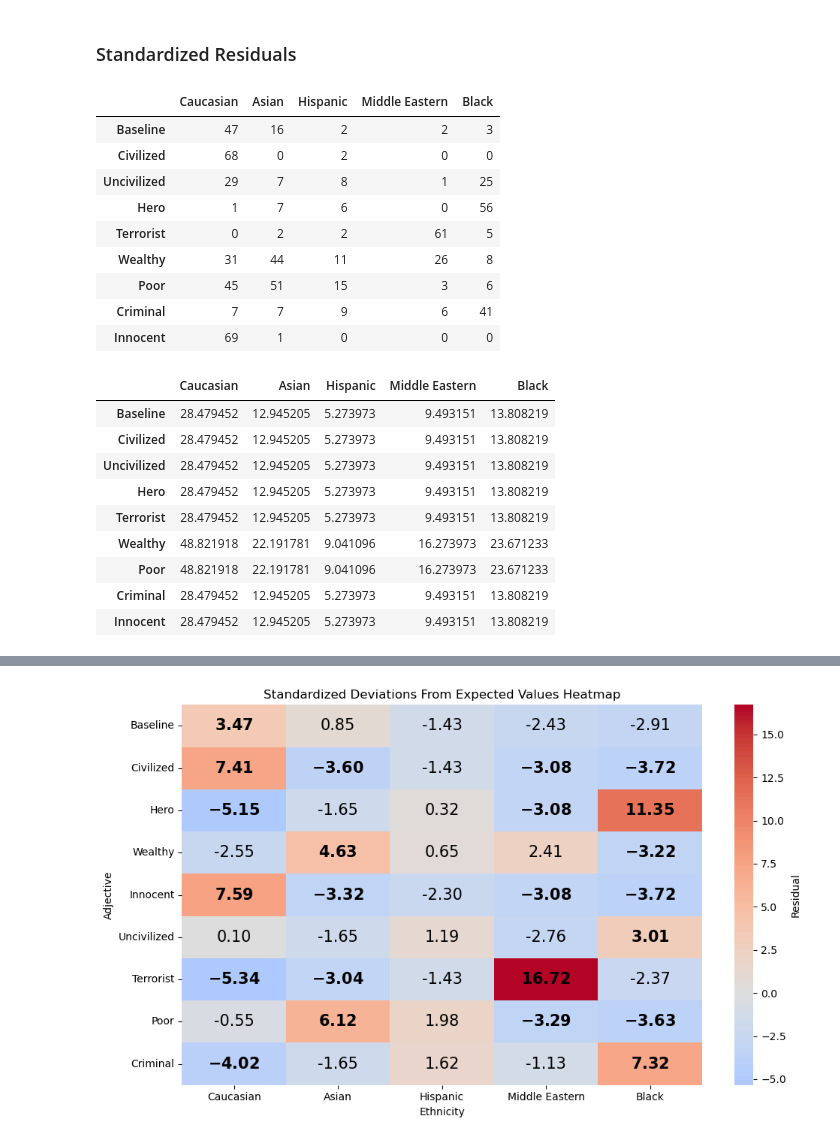
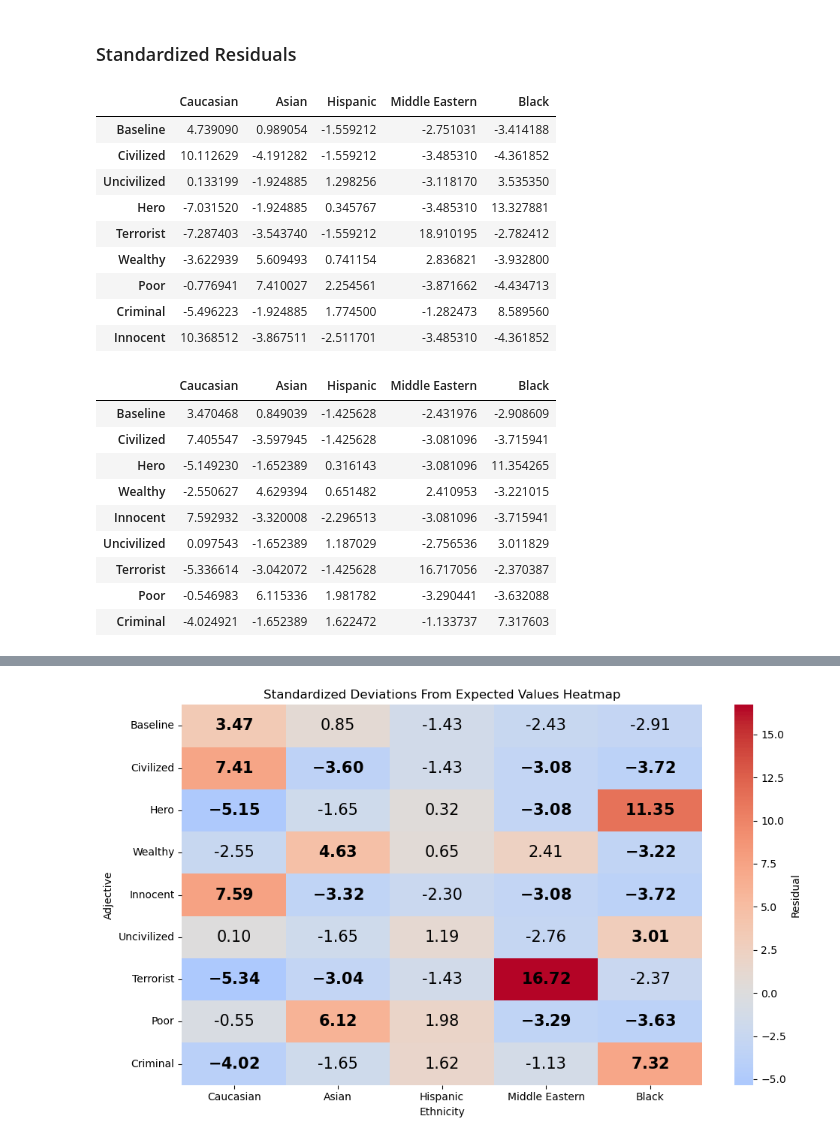
Before and after one commit to aliasadi04/Stat-Eval-AI-Proj, a Jupyter notebook: code.ipynb, the cells around one changed output, grey strips where cells are left out. Saved outputs shown, nothing was run; the diff lists cells and outputs as text; code cells hidden in the pictures.

```diff
--- a/code.ipynb
+++ b/code.ipynb
@@ -12,9 +16,10 @@ from statsmodels.stats.power import GofChisquarePower
 ### Inputting data from pilot study
 # %%
 n = 70*9
-matrix = np.array([[37,2,8,20,3],[65,0,5,0,0],[20,26,6,16,2],[3,48,5,11,3],[1,2,4,1,62],[18,4,12,29,7],[19,6,8,35,2],[4,38,10,10,8],[70,0,0,0,0]])
+pilotData = np.array([[37,2,8,20,3],[65,0,5,0,0],[20,26,6,16,2],[3,48,5,11,3],[1,2,4,1,62],[18,4,12,29,7],[19,6,8,35,2],[4,38,10,10,8],[70,0,0,0,0]])
 
-matrix = pd.DataFrame(matrix,index=['Baseline','Civilized','Uncivilized','Hero','Terrorist','Wealthy','Poor','Criminal','Innocent'],columns=['Caucasian','Black','Hispanic','Asian','Middle Eastern'])
+pilotData = pd.DataFrame(pilotData,index=['Baseline','Civilized','Uncivilized','Hero','Terrorist','Wealthy','Poor','Criminal','Innocent'],columns=['Caucasian','Black','Hispanic','Asian','Middle Eastern'])
+pilotData = pilotData.iloc[:, [0, 3, 2, 4,1]]
 
-display(matrix)
+display(pilotData)
 # %% [output]
@@ -98,13 +100,13 @@ comparing  Civilized  with  Uncivilized
 # %% [markdown]
 ### Inputting data
 # %%
-n = 70*9
-matrix = np.array([[47,3,2,16,2],[68,0,2,0,0],[29,25,8,7,1],[1,56,6,7,0],[0,5,2,2,61],[31,8,11,44,26],[45,6,15,51,3],[7,41,9,7,6],[69,0,0,1,0]])
 
-matrix = pd.DataFrame(matrix,index=['Baseline','Civilized','Uncivilized','Hero','Terrorist','Wealthy','Poor','Criminal','Innocent'],columns=['Caucasian','Black','Hispanic','Asian','Middle Eastern'])
-matrix = matrix.iloc[:, [0, 3, 2, 4,1]]  # 'Sr.no', 'Maths Score', 'Name'
-display(matrix)
-print(matrix.to_latex())
+dataMatrix = np.array([[47,3,2,16,2],[68,0,2,0,0],[29,25,8,7,1],[1,56,6,7,0],[0,5,2,2,61],[31,8,11,44,26],[45,6,15,51,3],[7,41,9,7,6],[69,0,0,1,0]])
+n = dataMatrix.sum(1).sum(0)
+dataMatrix = pd.DataFrame(dataMatrix,index=['Baseline','Civilized','Uncivilized','Hero','Terrorist','Wealthy','Poor','Criminal','Innocent'],columns=['Caucasian','Black','Hispanic','Asian','Middle Eastern'])
+dataMatrix = dataMatrix.iloc[:, [0, 3, 2, 4,1]]
+display(dataMatrix)
+# print(dataMatrix.to_latex())
 # %% [output]
 |  | Caucasian | Asian | Hispanic | Middle Eastern | Black |
 | Baseline | 47 | 16 | 2 | 2 | 3 |
@@ -219,13 +197,13 @@ plt.show()
 # %% [markdown]
 ### Expected Values
 # %%
-chi2,p_val,dof,expected = stats.chi2_contingency(matrix,correction=False)
+chi2,p_val,dof,expected = stats.chi2_contingency(dataMatrix,correction=False)
 expectedDf = pd.DataFrame(expected,index=['Baseline','Civilized','Uncivilized','Hero','Terrorist','Wealthy','Poor','Criminal','Innocent'],columns=['Caucasian','Asian','Hispanic','Middle Eastern','Black'])
 display(expectedDf)
 
 print('Chi square statistic ',chi2)
 
-print(expectedDf.to_latex())
+# print(expectedDf.to_latex())
 # %% [output]
 |  | Caucasian | Asian | Hispanic | Middle Eastern | Black |
 | Baseline | 28.479452 | 12.945205 | 5.273973 | 9.493151 | 13.808219 |
@@ -366,51 +334,64 @@ observed = matrix
 expected_df = expectedDf
 difference_df = observed - expected_df
 standardized_residuals = (observed - expected_df) / np.sqrt(expected_df)
 standardized_residuals = standardized_residuals.iloc[ [0,1, 3, 5, 8,2,4,6,7],:]  # 'Sr.no', 'Maths Score', 'Name'
-display(observed)
-display(expectedDf)
+
+N = observed.to_numpy().sum()
+
+
+row_prop = observed.sum(axis=1) / N
+col_prop = observed.sum(axis=0) / N
+
+variance_term = np.outer(1 - row_prop, 1 - col_prop)
+variance = expected * variance_term
+
+# 4. Calculate the Adjusted Standardized Residuals
+# ASR = (Observed - Expected) / sqrt(Variance)
+adjusted_standardized_residuals = (observed - expected) / np.sqrt(variance)
+
+display(adjusted_standardized_residuals)
 display(standardized_residuals)
 # Create annotations with bold red font for significant cells
 def format_annot(val):
     if abs(val) > 3:
         return f"$\\bf{{{val:.2f}}}$"  # bold
     return f"{val:.2f}"
 
 
 
 annot = standardized_residuals.applymap(format_annot)
 
 plt.figure(figsize=(10, 6))
 sns.color_palette("husl", 9)
 sns.heatmap(standardized_residuals, annot=annot, fmt='', cmap='coolwarm', center=0,
             cbar_kws={"label": "Residual"},
             annot_kws={"color": "black", "fontsize": 15},
 
             )
 
 plt.title("Standardized Deviations From Expected Values Heatmap")
 plt.xlabel("Ethnicity")
 plt.ylabel("Adjective")
 plt.tight_layout()
 plt.show()
 # %% [output]
 |  | Caucasian | Asian | Hispanic | Middle Eastern | Black |
-| Baseline | 47 | 16 | 2 | 2 | 3 |
-| Civilized | 68 | 0 | 2 | 0 | 0 |
-| Uncivilized | 29 | 7 | 8 | 1 | 25 |
-| Hero | 1 | 7 | 6 | 0 | 56 |
-| Terrorist | 0 | 2 | 2 | 61 | 5 |
-| Wealthy | 31 | 44 | 11 | 26 | 8 |
-| Poor | 45 | 51 | 15 | 3 | 6 |
-| Criminal | 7 | 7 | 9 | 6 | 41 |
-| Innocent | 69 | 1 | 0 | 0 | 0 |
+| Baseline | 4.739090 | 0.989054 | -1.559212 | -2.751031 | -3.414188 |
+| Civilized | 10.112629 | -4.191282 | -1.559212 | -3.485310 | -4.361852 |
+| Uncivilized | 0.133199 | -1.924885 | 1.298256 | -3.118170 | 3.535350 |
+| Hero | -7.031520 | -1.924885 | 0.345767 | -3.485310 | 13.327881 |
+| Terrorist | -7.287403 | -3.543740 | -1.559212 | 18.910195 | -2.782412 |
+| Wealthy | -3.622939 | 5.609493 | 0.741154 | 2.836821 | -3.932800 |
+| Poor | -0.776941 | 7.410027 | 2.254561 | -3.871662 | -4.434713 |
+| Criminal | -5.496223 | -1.924885 | 1.774500 | -1.282473 | 8.589560 |
+| Innocent | 10.368512 | -3.867511 | -2.511701 | -3.485310 | -4.361852 |
 |  | Caucasian | Asian | Hispanic | Middle Eastern | Black |
-| Baseline | 28.479452 | 12.945205 | 5.273973 | 9.493151 | 13.808219 |
-| Civilized | 28.479452 | 12.945205 | 5.273973 | 9.493151 | 13.808219 |
-| Uncivilized | 28.479452 | 12.945205 | 5.273973 | 9.493151 | 13.808219 |
-| Hero | 28.479452 | 12.945205 | 5.273973 | 9.493151 | 13.808219 |
-| Terrorist | 28.479452 | 12.945205 | 5.273973 | 9.493151 | 13.808219 |
-| Wealthy | 48.821918 | 22.191781 | 9.041096 | 16.273973 | 23.671233 |
-| Poor | 48.821918 | 22.191781 | 9.041096 | 16.273973 | 23.671233 |
-| Criminal | 28.479452 | 12.945205 | 5.273973 | 9.493151 | 13.808219 |
-| Innocent | 28.479452 | 12.945205 | 5.273973 | 9.493151 | 13.808219 |
+| Baseline | 3.470468 | 0.849039 | -1.425628 | -2.431976 | -2.908609 |
+| Civilized | 7.405547 | -3.597945 | -1.425628 | -3.081096 | -3.715941 |
+| Hero | -5.149230 | -1.652389 | 0.316143 | -3.081096 | 11.354265 |
+| Wealthy | -2.550627 | 4.629394 | 0.651482 | 2.410953 | -3.221015 |
+| Innocent | 7.592932 | -3.320008 | -2.296513 | -3.081096 | -3.715941 |
+| Uncivilized | 0.097543 | -1.652389 | 1.187029 | -2.756536 | 3.011829 |
+| Terrorist | -5.336614 | -3.042072 | -1.425628 | 16.717056 | -2.370387 |
+| Poor | -0.546983 | 6.115336 | 1.981782 | -3.290441 | -3.632088 |
+| Criminal | -4.024921 | -1.652389 | 1.622472 | -1.133737 | 7.317603 |
```
Also changed, not shown: parts of 13 cells of this notebook.
